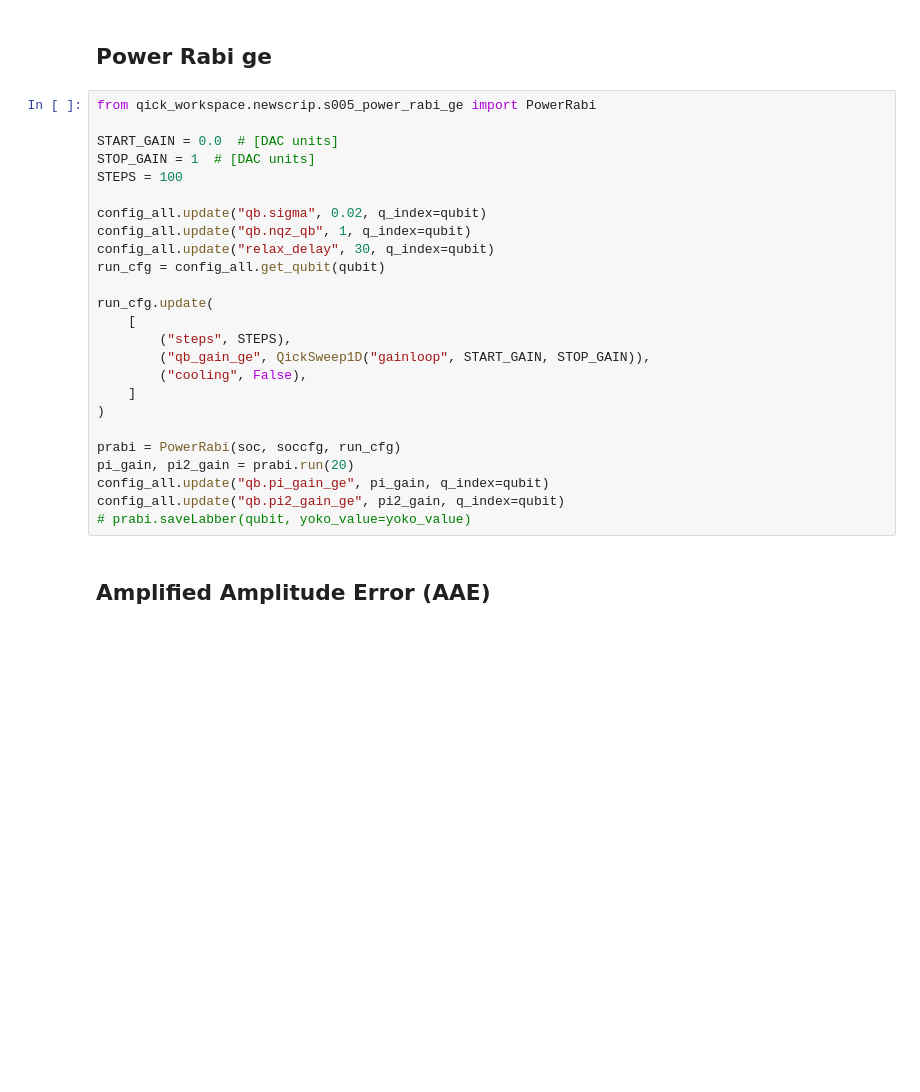
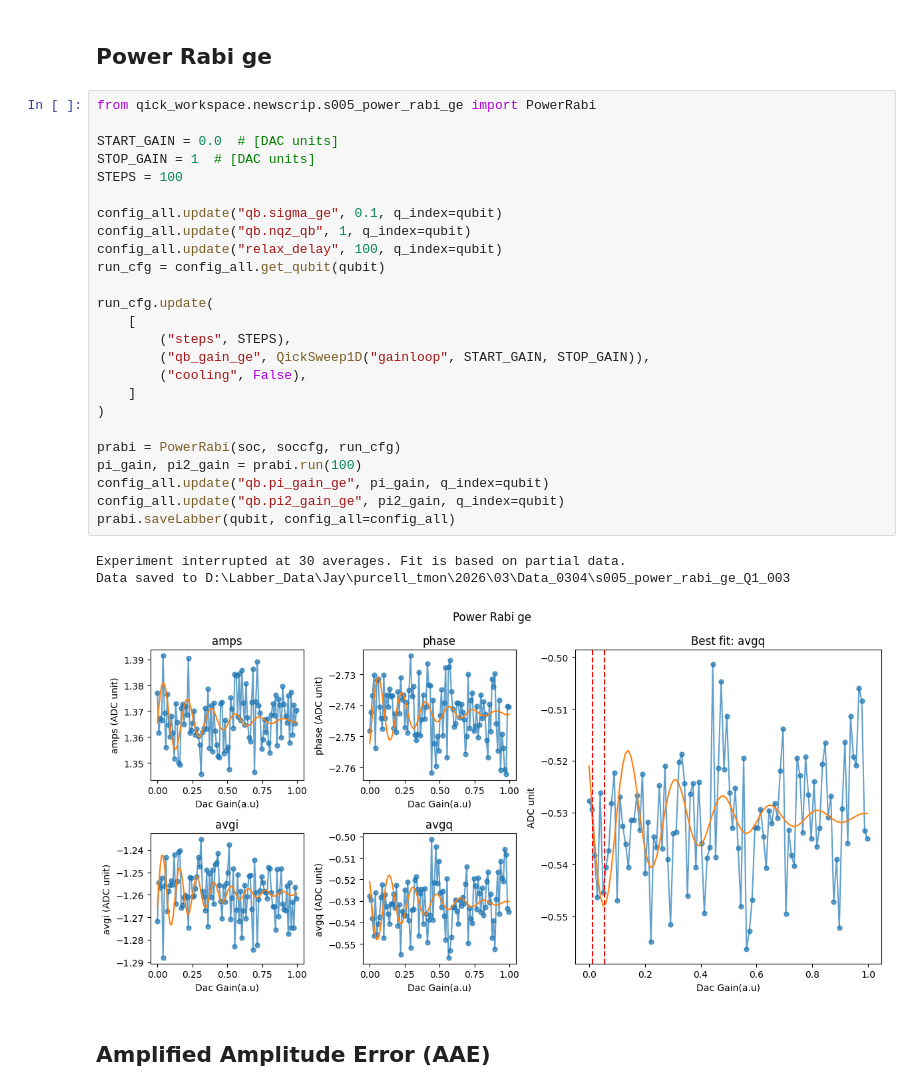
Before and after one commit to JayChien04717/SQC_soc, a Jupyter notebook: new_single_qb_cal.ipynb, the cells around one changed output. Cells and saved outputs as stored; diff of their text form; blank space fills up the shorter version.

```diff
--- a/new_single_qb_cal.ipynb
+++ b/new_single_qb_cal.ipynb
@@ -219,28 +266,32 @@ a, b = Trabi.run(20, time_axis=time_array)
 # %%
 from qick_workspace.newscrip.s005_power_rabi_ge import PowerRabi
 
 START_GAIN = 0.0  # [DAC units]
 STOP_GAIN = 1  # [DAC units]
 STEPS = 100
 
-config_all.update("qb.sigma", 0.02, q_index=qubit)
+config_all.update("qb.sigma_ge", 0.1, q_index=qubit)
 config_all.update("qb.nqz_qb", 1, q_index=qubit)
-config_all.update("relax_delay", 30, q_index=qubit)
+config_all.update("relax_delay", 100, q_index=qubit)
 run_cfg = config_all.get_qubit(qubit)
 
 run_cfg.update(
     [
         ("steps", STEPS),
         ("qb_gain_ge", QickSweep1D("gainloop", START_GAIN, STOP_GAIN)),
         ("cooling", False),
     ]
 )
 
 prabi = PowerRabi(soc, soccfg, run_cfg)
-pi_gain, pi2_gain = prabi.run(20)
+pi_gain, pi2_gain = prabi.run(100)
 config_all.update("qb.pi_gain_ge", pi_gain, q_index=qubit)
 config_all.update("qb.pi2_gain_ge", pi2_gain, q_index=qubit)
-# prabi.saveLabber(qubit, yoko_value=yoko_value)
+prabi.saveLabber(qubit, config_all=config_all)
+# %% [output]
+Experiment interrupted at 30 averages. Fit is based on partial data.
+Data saved to D:\Labber_Data\Jay\purcell_tmon\2026\03\Data_0304\s005_power_rabi_ge_Q1_003
+[figure, added]
 # %% [markdown]
 ## Amplified Amplitude Error (AAE)
 # %%
```
Also changed, not shown: parts of 15 cells of this notebook, 47 other files.
